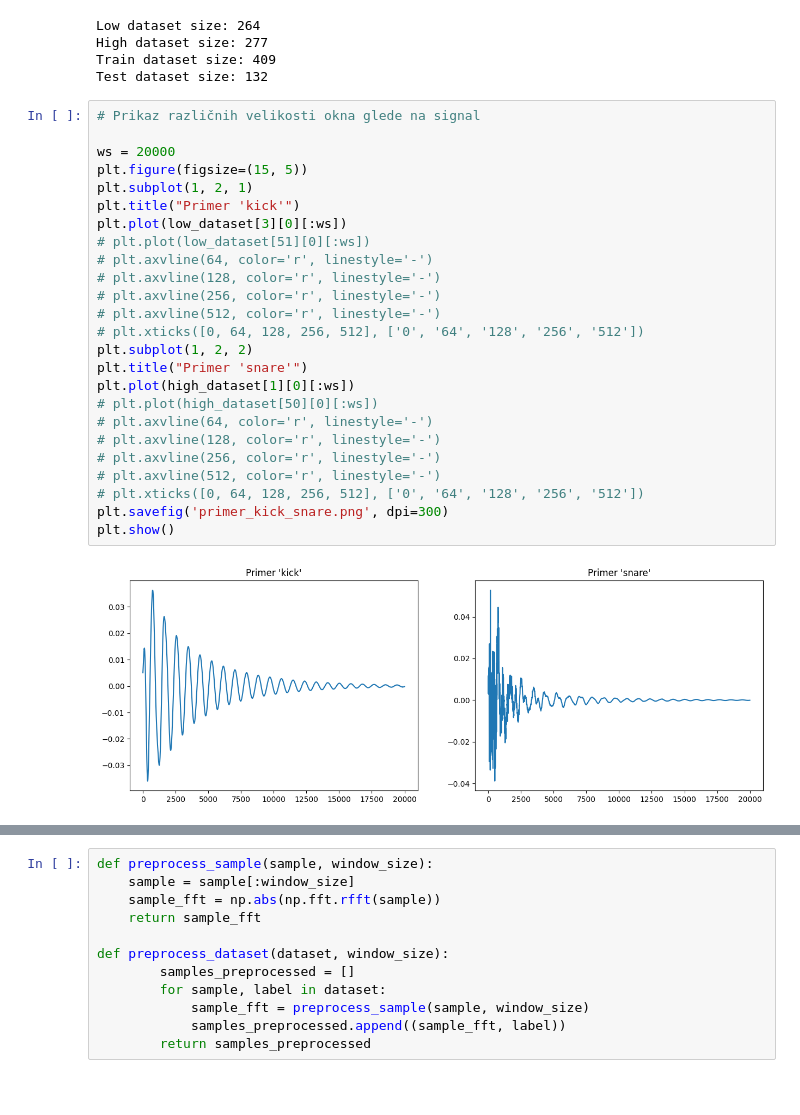
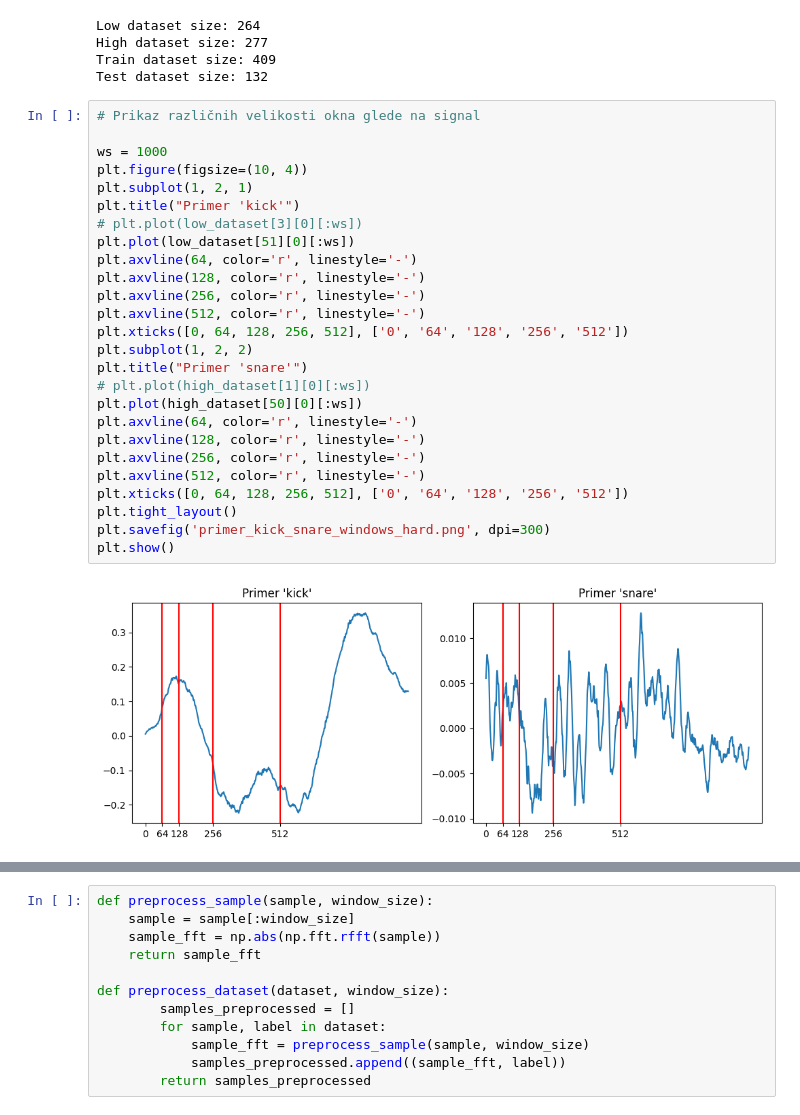
Before and after one commit to njezersek/cajon-sound-classification, a Jupyter notebook: test.ipynb, the cells around one changed output, grey strips where cells are left out. Saved outputs shown, nothing was run; the diff lists cells and outputs as text; blank space fills up the shorter version.

```diff
--- a/test.ipynb
+++ b/test.ipynb
@@ -58,27 +60,28 @@ Test dataset size: 132
 # %%
 # Prikaz različnih velikosti okna glede na signal
 
-ws = 20000
-plt.figure(figsize=(15, 5))
+ws = 1000
+plt.figure(figsize=(10, 4))
 plt.subplot(1, 2, 1)
 plt.title("Primer 'kick'")
-plt.plot(low_dataset[3][0][:ws])
-# plt.plot(low_dataset[51][0][:ws])
-# plt.axvline(64, color='r', linestyle='-')
-# plt.axvline(128, color='r', linestyle='-')
-# plt.axvline(256, color='r', linestyle='-')
-# plt.axvline(512, color='r', linestyle='-')
-# plt.xticks([0, 64, 128, 256, 512], ['0', '64', '128', '256', '512'])
+# plt.plot(low_dataset[3][0][:ws])
+plt.plot(low_dataset[51][0][:ws])
+plt.axvline(64, color='r', linestyle='-')
+plt.axvline(128, color='r', linestyle='-')
+plt.axvline(256, color='r', linestyle='-')
+plt.axvline(512, color='r', linestyle='-')
+plt.xticks([0, 64, 128, 256, 512], ['0', '64', '128', '256', '512'])
 plt.subplot(1, 2, 2)
 plt.title("Primer 'snare'")
-plt.plot(high_dataset[1][0][:ws])
-# plt.plot(high_dataset[50][0][:ws])
-# plt.axvline(64, color='r', linestyle='-')
-# plt.axvline(128, color='r', linestyle='-')
-# plt.axvline(256, color='r', linestyle='-')
-# plt.axvline(512, color='r', linestyle='-')
-# plt.xticks([0, 64, 128, 256, 512], ['0', '64', '128', '256', '512'])
-plt.savefig('primer_kick_snare.png', dpi=300)
+# plt.plot(high_dataset[1][0][:ws])
+plt.plot(high_dataset[50][0][:ws])
+plt.axvline(64, color='r', linestyle='-')
+plt.axvline(128, color='r', linestyle='-')
+plt.axvline(256, color='r', linestyle='-')
+plt.axvline(512, color='r', linestyle='-')
+plt.xticks([0, 64, 128, 256, 512], ['0', '64', '128', '256', '512'])
+plt.tight_layout()
+plt.savefig('primer_kick_snare_windows_hard.png', dpi=300)
 plt.show()
 # %% [output]
-[figure, old version]
+[figure, new version]
```
Also changed, not shown: parts of 13 cells of this notebook, 14 other files.
